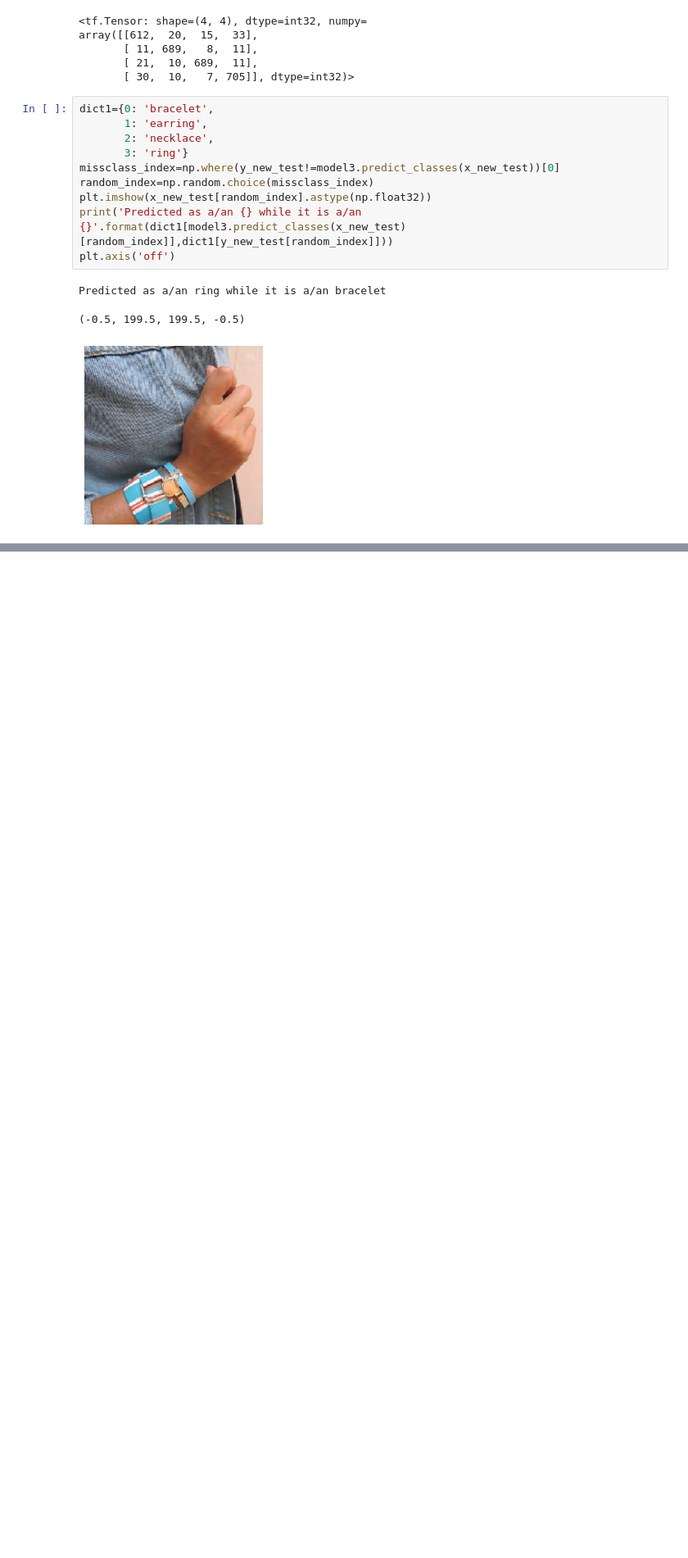
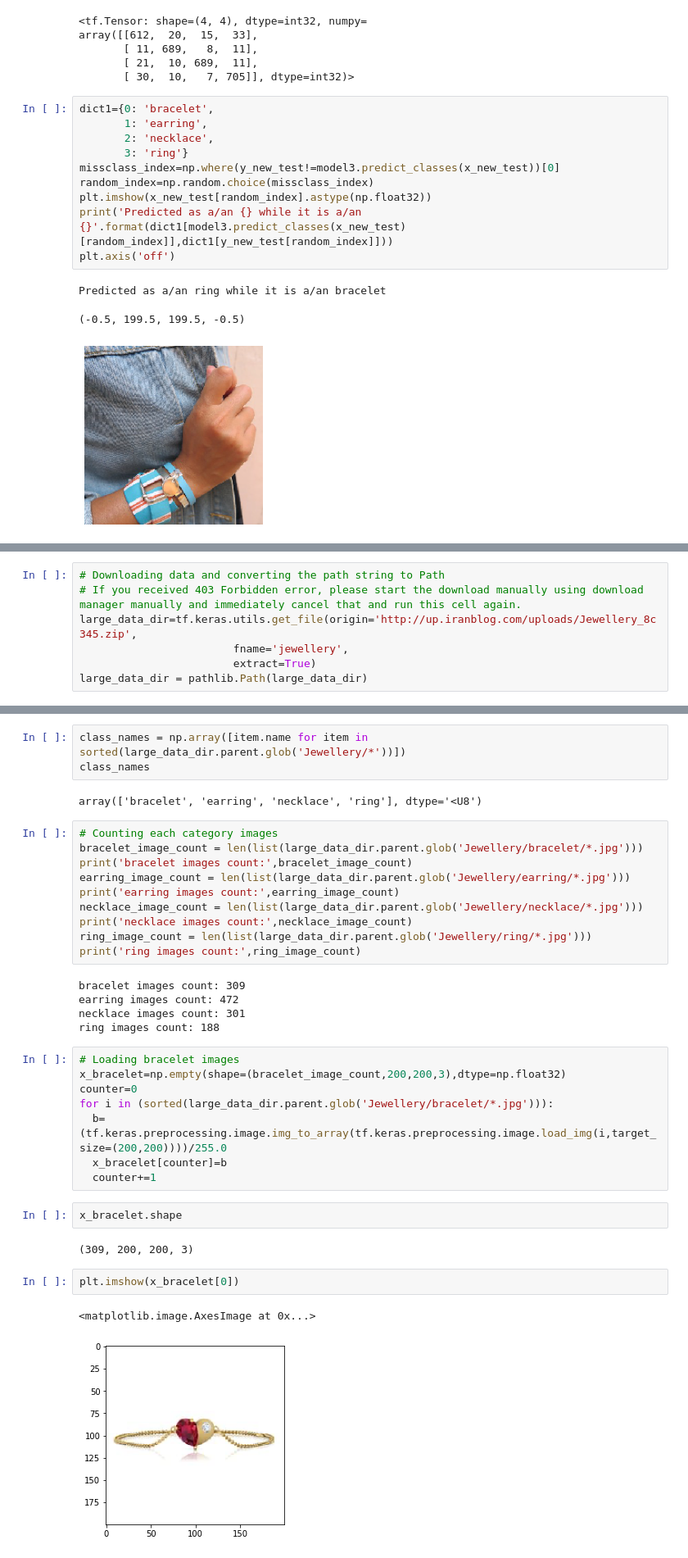
Before and after one commit to arashag/Jewelry_Recommender_System, a Jupyter notebook: Jewellery_Classification_CNN.ipynb, the cells around one changed output, grey strips where cells are left out. Shown at 82% size. Drawn from its saved outputs; the diff is of its cells as text; blank space fills up the shorter version.

```diff
--- a/Jewellery_Classification_CNN.ipynb
+++ b/Jewellery_Classification_CNN.ipynb
@@ -507,0 +527,7 @@ Predicted as a/an ring while it is a/an bracelet
+# %%
+# Downloading data and converting the path string to Path
+# If you received 403 Forbidden error, please start the download manually using download manager manually and immediately cancel that and run this cell again.
+large_data_dir=tf.keras.utils.get_file(origin='http://up.iranblog.com/uploads/Jewellery_8c345.zip',
+                        fname='jewellery',
+                        extract=True)
+large_data_dir = pathlib.Path(large_data_dir)
@@ -507,0 +537,37 @@ Predicted as a/an ring while it is a/an bracelet
+# %%
+class_names = np.array([item.name for item in sorted(large_data_dir.parent.glob('Jewellery/*'))])
+class_names
+# %% [output]
+array(['bracelet', 'earring', 'necklace', 'ring'], dtype='<U8')
+# %%
+# Counting each category images
+bracelet_image_count = len(list(large_data_dir.parent.glob('Jewellery/bracelet/*.jpg')))
+print('bracelet images count:',bracelet_image_count)
+earring_image_count = len(list(large_data_dir.parent.glob('Jewellery/earring/*.jpg')))
+print('earring images count:',earring_image_count)
+necklace_image_count = len(list(large_data_dir.parent.glob('Jewellery/necklace/*.jpg')))
+print('necklace images count:',necklace_image_count)
+ring_image_count = len(list(large_data_dir.parent.glob('Jewellery/ring/*.jpg')))
+print('ring images count:',ring_image_count)
+# %% [output]
+bracelet images count: 309
+earring images count: 472
+necklace images count: 301
+ring images count: 188
+# %%
+# Loading bracelet images
+x_bracelet=np.empty(shape=(bracelet_image_count,200,200,3),dtype=np.float32)
+counter=0
+for i in (sorted(large_data_dir.parent.glob('Jewellery/bracelet/*.jpg'))):
+  b=(tf.keras.preprocessing.image.img_to_array(tf.keras.preprocessing.image.load_img(i,target_size=(200,200))))/255.0
+  x_bracelet[counter]=b
+  counter+=1
+# %%
+x_bracelet.shape
+# %% [output]
+(309, 200, 200, 3)
+# %%
+plt.imshow(x_bracelet[0])
+# %% [output]
+<matplotlib.image.AxesImage at 0x...>
+[figure, added]
```
Also changed, not shown: parts of 237 cells of this notebook, 1 other file.
